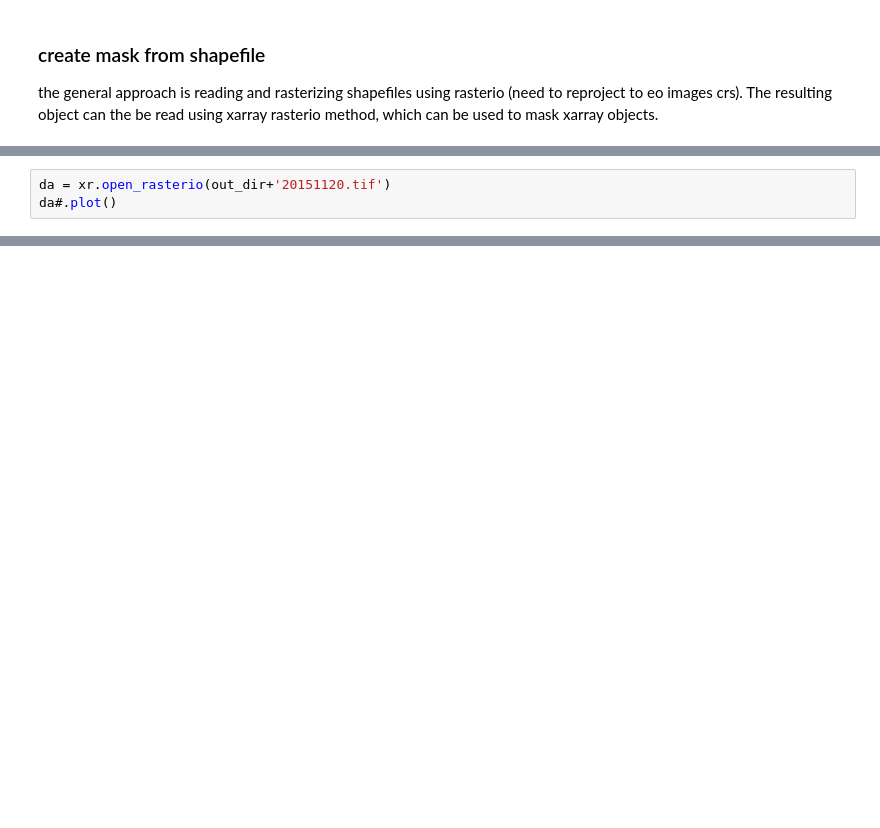
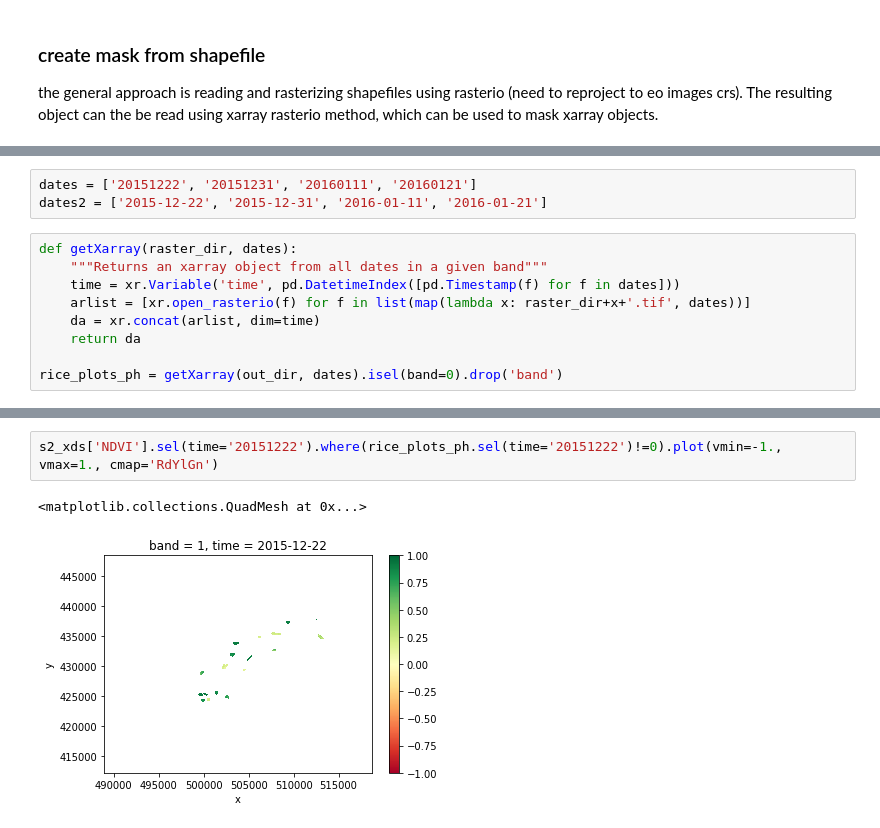
Before and after one commit to alexsalr/ciat_monitor_crops, a Jupyter notebook: Load&Analysis_test.ipynb, the cells around one changed output, grey strips where cells are left out. Drawn from its saved outputs; the diff is of its cells as text; blank space fills up the shorter version.

```diff
--- a/Load&Analysis_test.ipynb
+++ b/Load&Analysis_test.ipynb
@@ -73,3 +19,0 @@ for column in lotes_rep:
-# %%
-da = xr.open_rasterio(out_dir+'20151120.tif')
-da#.plot()
@@ -376,0 +56,12 @@ Attributes:
+# %%
+dates = ['20151222', '20151231', '20160111', '20160121']
+dates2 = ['2015-12-22', '2015-12-31', '2016-01-11', '2016-01-21']
+# %%
+def getXarray(raster_dir, dates):
+    """Returns an xarray object from all dates in a given band"""
+    time = xr.Variable('time', pd.DatetimeIndex([pd.Timestamp(f) for f in dates]))
+    arlist = [xr.open_rasterio(f) for f in list(map(lambda x: raster_dir+x+'.tif', dates))]
+    da = xr.concat(arlist, dim=time)
+    return da
+
+rice_plots_ph = getXarray(out_dir, dates).isel(band=0).drop('band')
@@ -376,0 +166,5 @@ Attributes:
+# %%
+s2_xds['NDVI'].sel(time='20151222').where(rice_plots_ph.sel(time='20151222')!=0).plot(vmin=-1., vmax=1., cmap='RdYlGn')
+# %% [output]
+<matplotlib.collections.QuadMesh at 0x...>
+[figure, added]
```
Also changed, not shown: parts of 46 cells of this notebook.
